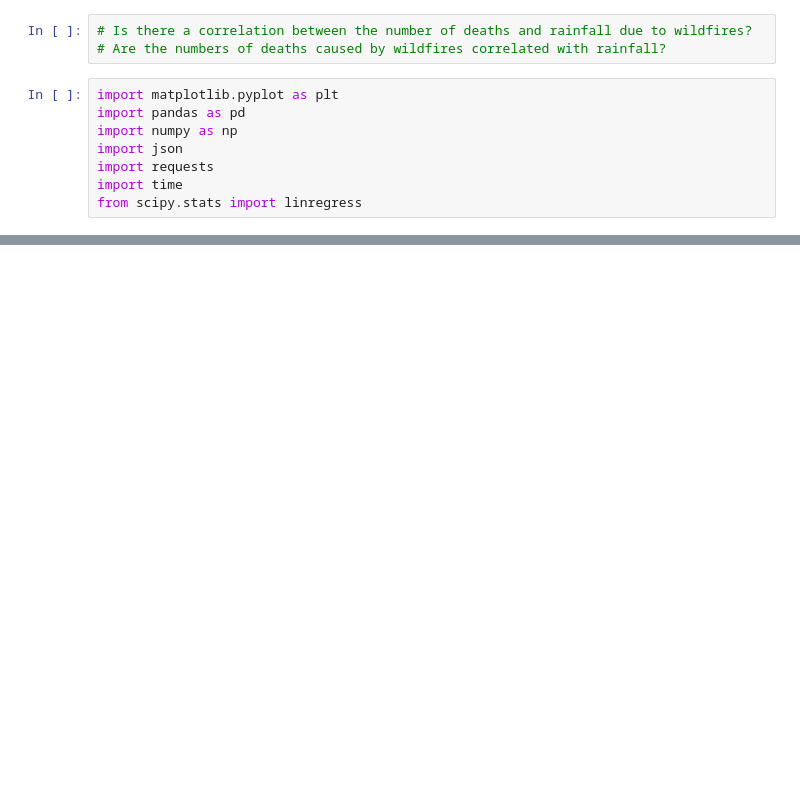
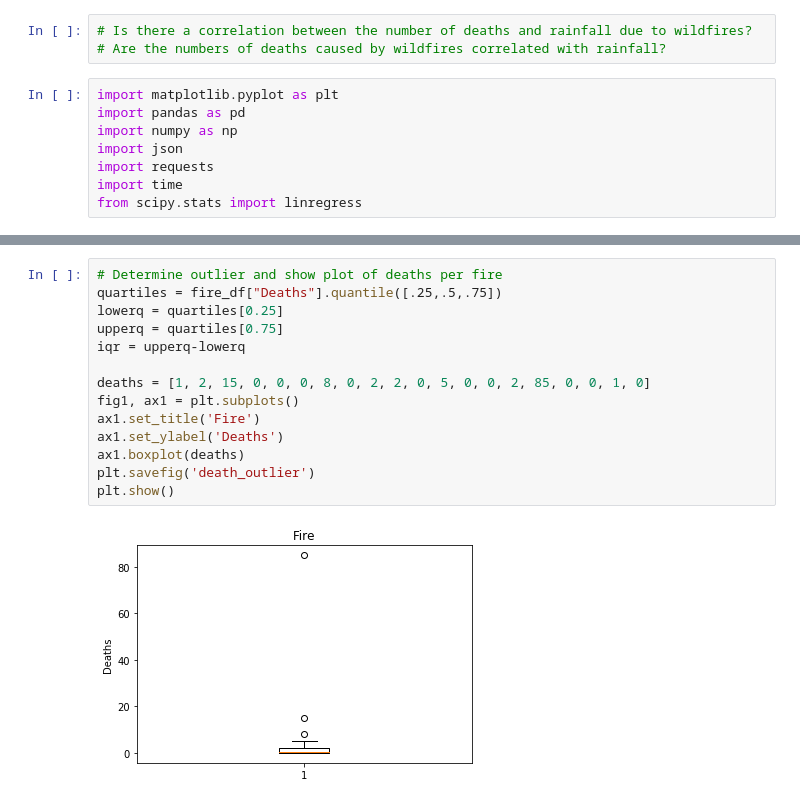
Before and after one commit to mshoemake3224/yellow, a Jupyter notebook: Josh_Hypothesis.ipynb, the cells around one changed output, grey strips where cells are left out. Saved outputs shown, nothing was run; the diff lists cells and outputs as text; blank space fills up the shorter version.

```diff
--- a/Josh_Hypothesis.ipynb
+++ b/Josh_Hypothesis.ipynb
@@ -109,0 +145,16 @@ R squared: 0.00820944012545549
+# %%
+# Determine outlier and show plot of deaths per fire
+quartiles = fire_df["Deaths"].quantile([.25,.5,.75])
+lowerq = quartiles[0.25]
+upperq = quartiles[0.75]
+iqr = upperq-lowerq
+
+deaths = [1, 2, 15, 0, 0, 0, 8, 0, 2, 2, 0, 5, 0, 0, 2, 85, 0, 0, 1, 0]
+fig1, ax1 = plt.subplots()
+ax1.set_title('Fire')
+ax1.set_ylabel('Deaths')
+ax1.boxplot(deaths)
+plt.savefig('death_outlier')
+plt.show()
+# %% [output]
+[figure, added]
```
Also changed, not shown: parts of 8 cells of this notebook, 6 other files.
